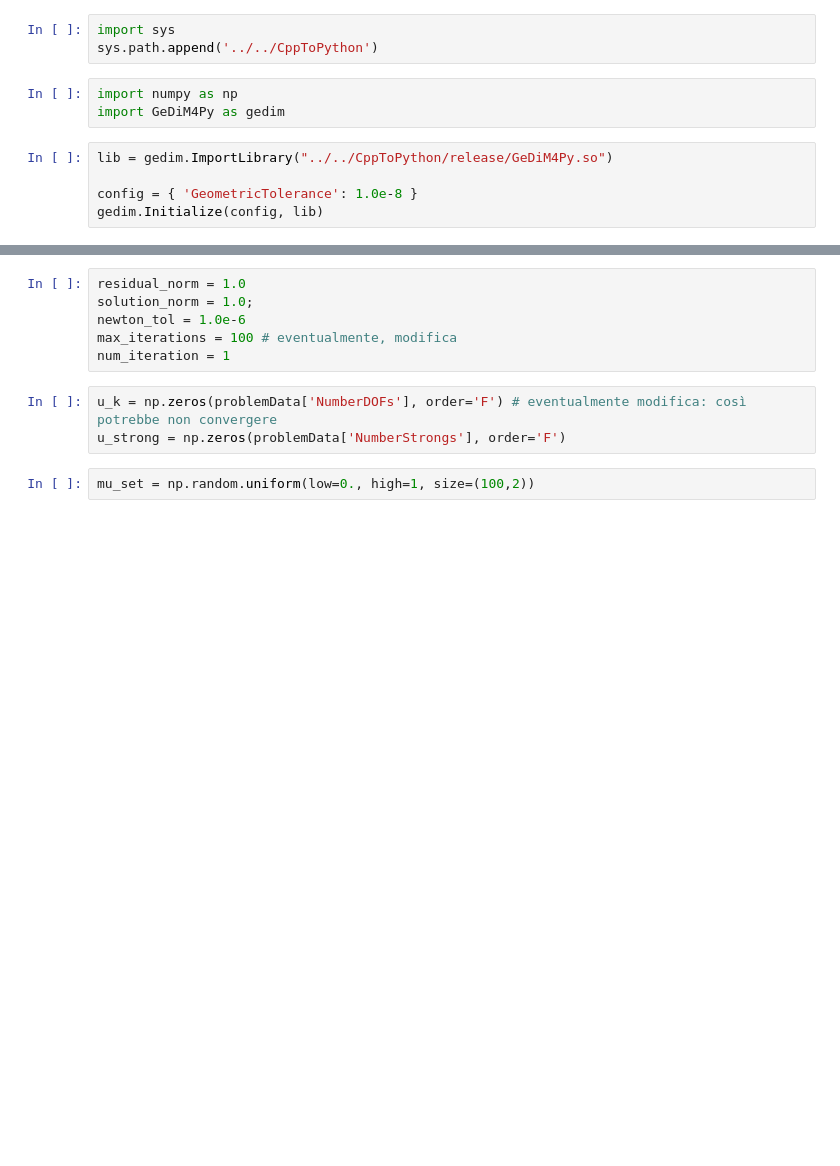
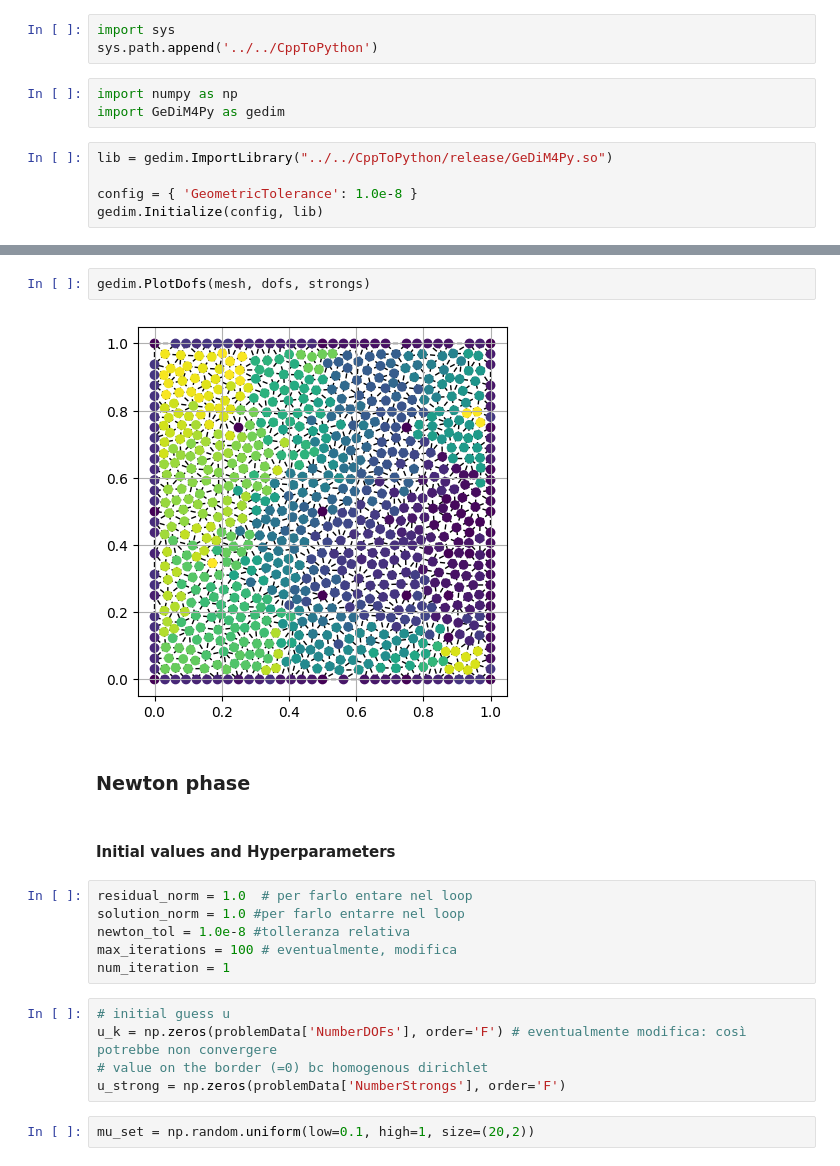
Before and after one commit to aurona23/progetto-MOR, a Jupyter notebook: high_fidelity.ipynb, the cells around one changed output, grey strips where cells are left out. Saved outputs shown, nothing was run; the diff lists cells and outputs as text; blank space fills up the shorter version.

```diff
--- a/high_fidelity.ipynb
+++ b/high_fidelity.ipynb
@@ -110,12 +207,22 @@ discreteSpace = { 'Order': order, 'Type': 1, 'BoundaryConditionsType': [1, 2] }
+# %%
+gedim.PlotDofs(mesh, dofs, strongs)
+# %% [output]
+[figure, added]
+# %% [markdown]
+### Newton phase
+# %% [markdown]
+#### Initial values and Hyperparameters
 # %%
-residual_norm = 1.0
-solution_norm = 1.0;
-newton_tol = 1.0e-6
+residual_norm = 1.0  # per farlo entare nel loop
+solution_norm = 1.0 #per farlo entarre nel loop
+newton_tol = 1.0e-8 #tolleranza relativa
 max_iterations = 100 # eventualmente, modifica
 num_iteration = 1
 # %%
+# initial guess u
 u_k = np.zeros(problemData['NumberDOFs'], order='F') # eventualmente modifica: così potrebbe non convergere
+# value on the border (=0) bc homogenous dirichlet
 u_strong = np.zeros(problemData['NumberStrongs'], order='F')
 # %%
-mu_set = np.random.uniform(low=0., high=1, size=(100,2))
+mu_set = np.random.uniform(low=0.1, high=1, size=(20,2))
 # %%
```
Also changed, not shown: parts of 18 cells of this notebook.
